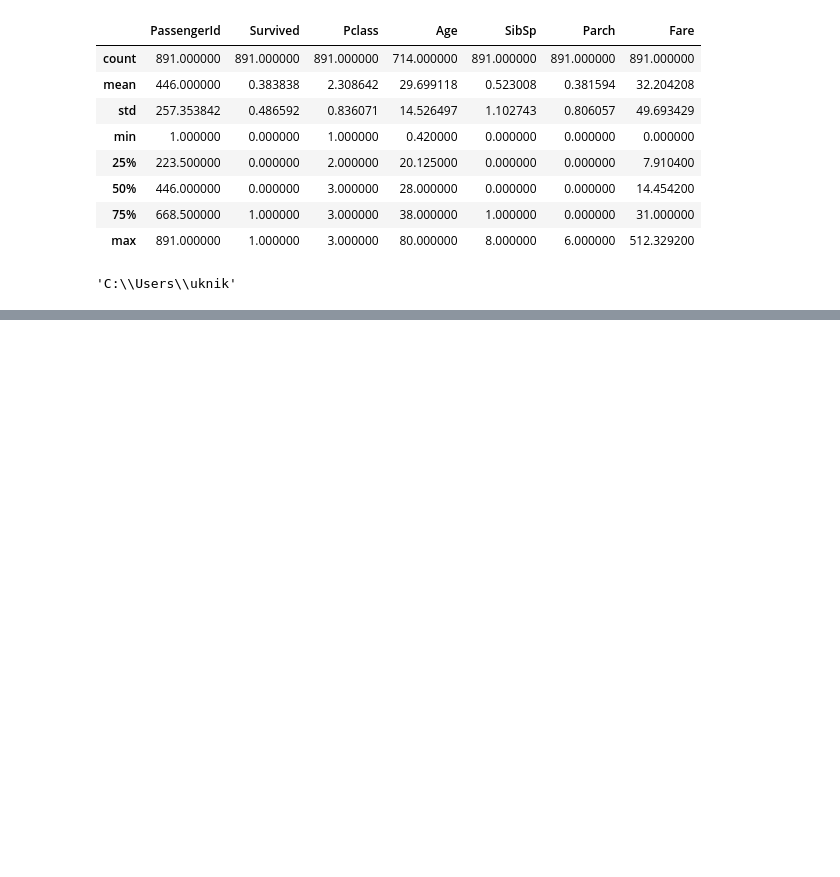
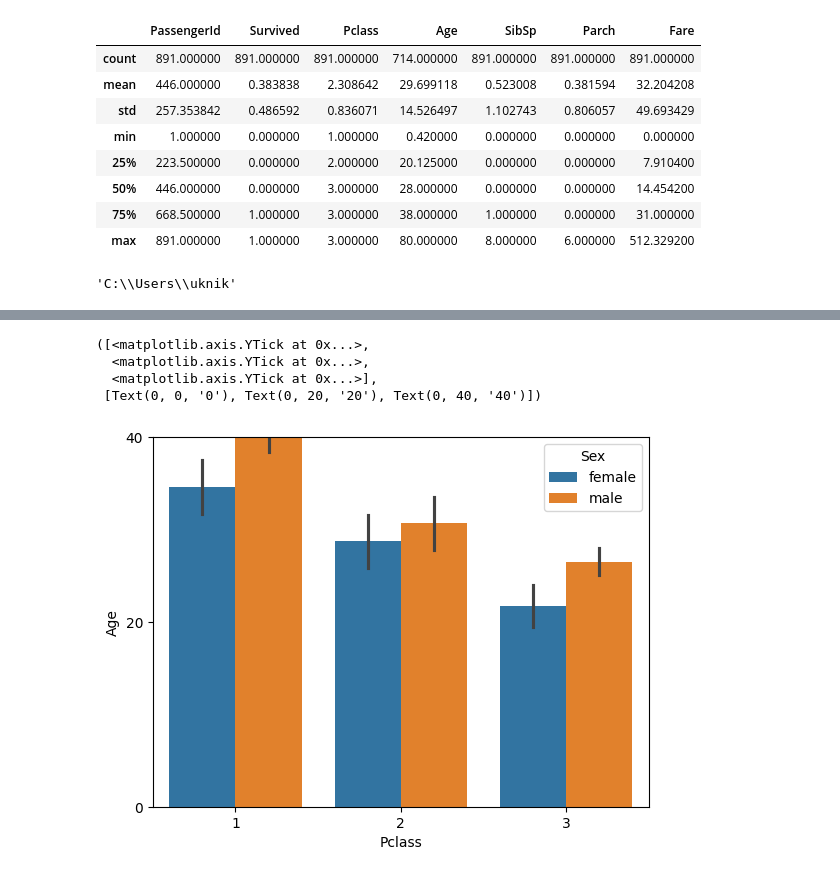
Before and after one commit to Nikhil18207/titanic-data-analysis, a Jupyter notebook: understanding data - titanic .ipynb, the cells around one changed output, grey strips where cells are left out. Cells and saved outputs as stored; diff of their text form; code cells hidden in the pictures; blank space fills up the shorter version.

Commit message:
Updated Titanic data analysis notebook

```diff
--- a/understanding data - titanic .ipynb
+++ b/understanding data - titanic .ipynb
@@ -197,0 +214,2 @@ os.getcwd()
+# %%
+titanic =  pd.read_csv('titanic.csv')
@@ -197,0 +283,10 @@ os.getcwd()
+# %%
+sns.barplot(x=titanic['Pclass'],y= titanic['Age'],hue = titanic['Sex'])
+plt.ylim(0,40)
+plt.yticks(range(0,41,20))
+# %% [output]
+([<matplotlib.axis.YTick at 0x...>,
+  <matplotlib.axis.YTick at 0x...>,
+  <matplotlib.axis.YTick at 0x...>],
+ [Text(0, 0, '0'), Text(0, 20, '20'), Text(0, 40, '40')])
+[figure, added]
```
Also changed, not shown: parts of 23 cells of this notebook.
